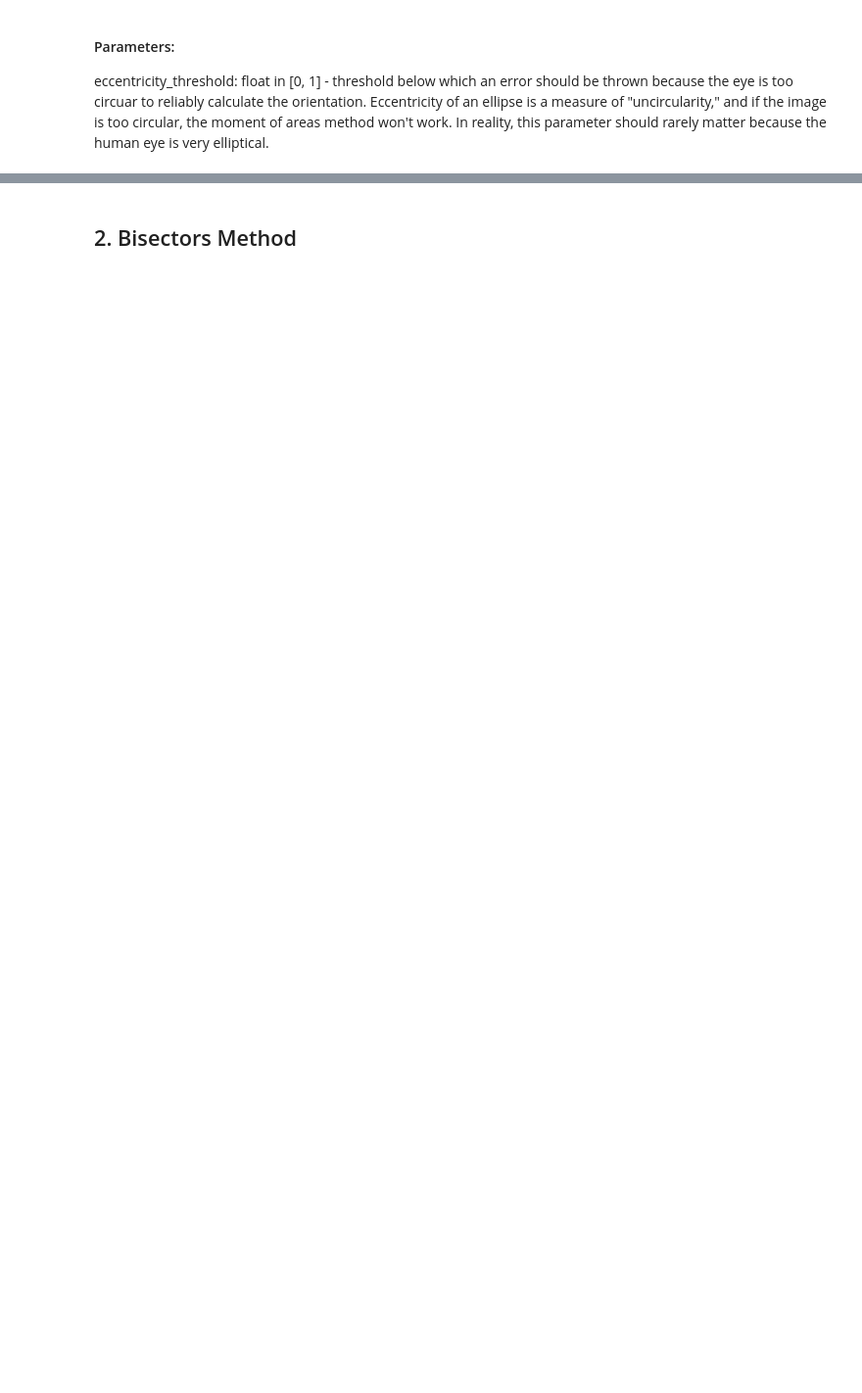
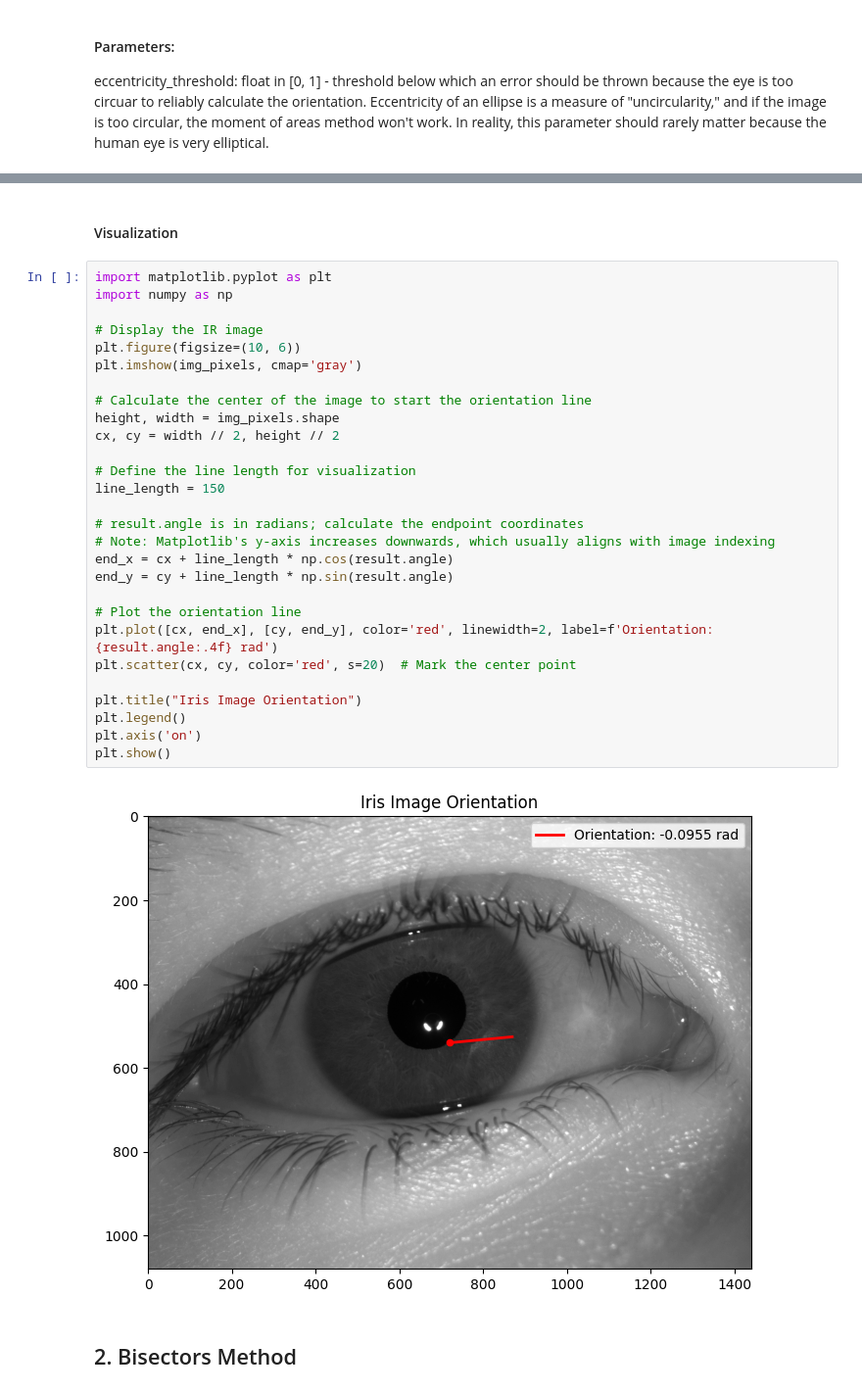
Before and after one commit to allison-diebol/open-iris, a Jupyter notebook: colab/internals/03_geometry.ipynb, the cells around one changed output, grey strips where cells are left out. Shown at 98% size. Cells and saved outputs as stored; diff of their text form; blank space fills up the shorter version.

Commit message:
finish doc of MomentOfArea, started doc of BisectorsMethod

```diff
--- a/colab/internals/03_geometry.ipynb
+++ b/colab/internals/03_geometry.ipynb
@@ -14,2 +160,34 @@ eccentricity_threshold: float in [0, 1] - threshold below which an error should
+# %% [markdown]
+#### Visualization
+# %%
+import matplotlib.pyplot as plt
+import numpy as np
+
+# Display the IR image
+plt.figure(figsize=(10, 6))
+plt.imshow(img_pixels, cmap='gray')
+
+# Calculate the center of the image to start the orientation line
+height, width = img_pixels.shape
+cx, cy = width // 2, height // 2
+
+# Define the line length for visualization
+line_length = 150
+
+# result.angle is in radians; calculate the endpoint coordinates
+# Note: Matplotlib's y-axis increases downwards, which usually aligns with image indexing
+end_x = cx + line_length * np.cos(result.angle)
+end_y = cy + line_length * np.sin(result.angle)
+
+# Plot the orientation line
+plt.plot([cx, end_x], [cy, end_y], color='red', linewidth=2, label=f'Orientation: {result.angle:.4f} rad')
+plt.scatter(cx, cy, color='red', s=20)  # Mark the center point
+
+plt.title("Iris Image Orientation")
+plt.legend()
+plt.axis('on')
+plt.show()
+# %% [output]
+[figure, added]
 # %% [markdown]
 ## 2. Bisectors Method
```
Also changed, not shown: parts of 17 cells of this notebook.
